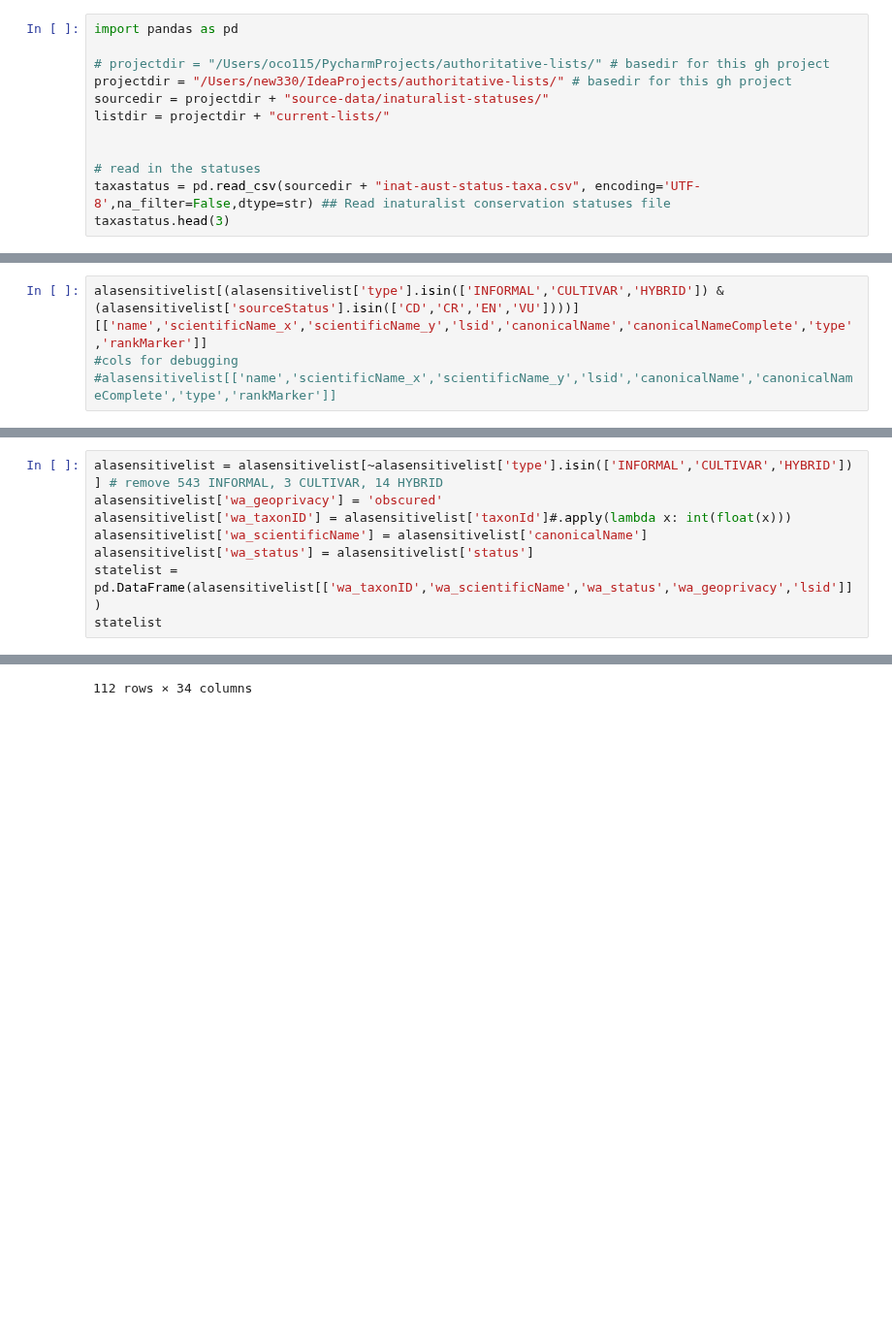
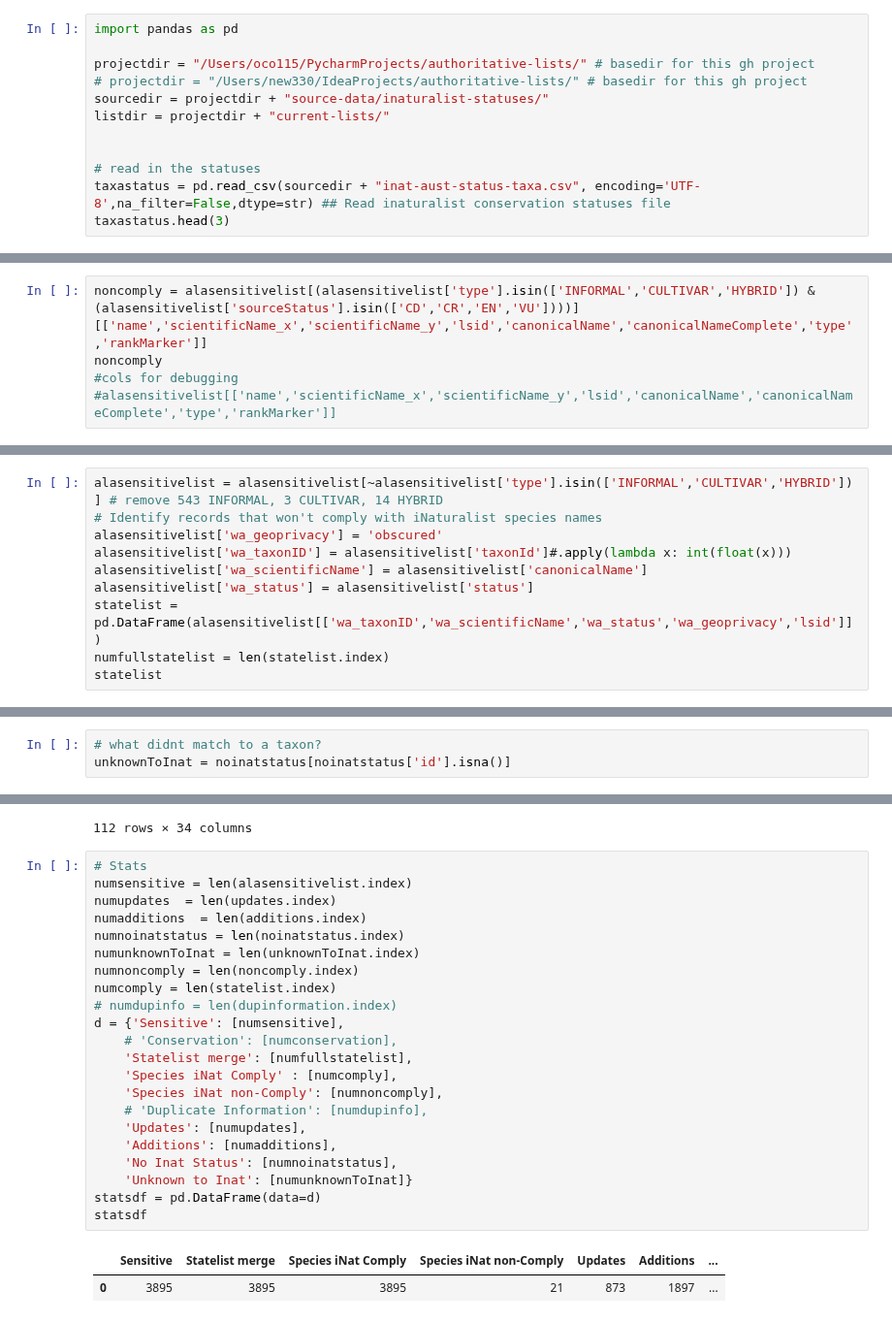
Before and after one commit to AtlasOfLivingAustralia/authoritative-lists, a Jupyter notebook: source-code/py-notebook/inaturalist-statuses/wa.ipynb, the cells around one changed output, grey strips where cells are left out. Shown at 97% size. Saved outputs shown, nothing was run; the diff lists cells and outputs as text; blank space fills up the shorter version.

Commit message:
Added stats output sections

```diff
--- a/source-code/py-notebook/inaturalist-statuses/wa.ipynb
+++ b/source-code/py-notebook/inaturalist-statuses/wa.ipynb
@@ -22,8 +22,8 @@ Establish the changes that need to be made. Read in the sensitive and conservati
 # %%
 import pandas as pd
 
-# projectdir = "/Users/oco115/PycharmProjects/authoritative-lists/" # basedir for this gh project
-projectdir = "/Users/new330/IdeaProjects/authoritative-lists/" # basedir for this gh project
+projectdir = "/Users/oco115/PycharmProjects/authoritative-lists/" # basedir for this gh project
+# projectdir = "/Users/new330/IdeaProjects/authoritative-lists/" # basedir for this gh project
 sourcedir = projectdir + "source-data/inaturalist-statuses/"
 listdir = projectdir + "current-lists/"
 
@@ -156,7 +156,8 @@ alasensitivelist = alasensitivelist.merge(parsednames[['scientificName','canonic
 # %% [markdown]
 ***Report - unsuccessful parsed names with important statuses*** - these are being excluded iNaturalist won't accept the names
 # %%
-alasensitivelist[(alasensitivelist['type'].isin(['INFORMAL','CULTIVAR','HYBRID']) & (alasensitivelist['sourceStatus'].isin(['CD','CR','EN','VU'])))][['name','scientificName_x','scientificName_y','lsid','canonicalName','canonicalNameComplete','type','rankMarker']]
+noncomply = alasensitivelist[(alasensitivelist['type'].isin(['INFORMAL','CULTIVAR','HYBRID']) & (alasensitivelist['sourceStatus'].isin(['CD','CR','EN','VU'])))][['name','scientificName_x','scientificName_y','lsid','canonicalName','canonicalNameComplete','type','rankMarker']]
+noncomply
 #cols for debugging
 #alasensitivelist[['name','scientificName_x','scientificName_y','lsid','canonicalName','canonicalNameComplete','type','rankMarker']]
 # %% [output]
@@ -181,11 +182,13 @@ alasensitivelist[(alasensitivelist['type'].isin(['INFORMAL','CULTIVAR','HYBRID']
 Prepare final list for matching to inaturalist names
 # %%
 alasensitivelist = alasensitivelist[~alasensitivelist['type'].isin(['INFORMAL','CULTIVAR','HYBRID']) ] # remove 543 INFORMAL, 3 CULTIVAR, 14 HYBRID
+# Identify records that won't comply with iNaturalist species names
 alasensitivelist['wa_geoprivacy'] = 'obscured'
 alasensitivelist['wa_taxonID'] = alasensitivelist['taxonId']#.apply(lambda x: int(float(x)))
 alasensitivelist['wa_scientificName'] = alasensitivelist['canonicalName']
 alasensitivelist['wa_status'] = alasensitivelist['status']
 statelist = pd.DataFrame(alasensitivelist[['wa_taxonID','wa_scientificName','wa_status','wa_geoprivacy','lsid']])
+numfullstatelist = len(statelist.index)
 statelist
 # %% [output]
 |  | wa_taxonID | wa_scientificName | wa_status | wa_geoprivacy | lsid |
@@ -462,0 +469,3 @@ dtype: int64
+# %%
+# what didnt match to a taxon?
+unknownToInat = noinatstatus[noinatstatus['id'].isna()]
@@ -488,3 +512,28 @@ inatstatuses[~inatstatuses['taxon_id'].isin(updates['taxon_id'])]
 | 1690 | 153038 | 898351 | 708886 | 6827 | 16654 | WA Department of Environment and ... | endangered | https://lists.ala.org.au/speciesL... |  | ... |
 | 870 | 154201 | 924320 | 708886 | 6827 | 16654 | WA Department of Environment and ... | endangered | https://lists.ala.org.au/speciesL... |  | ... |
 112 rows × 34 columns
+# %%
+# Stats
+numsensitive = len(alasensitivelist.index)
+numupdates  = len(updates.index)
+numadditions  = len(additions.index)
+numnoinatstatus = len(noinatstatus.index)
+numunknownToInat = len(unknownToInat.index)
+numnoncomply = len(noncomply.index)
+numcomply = len(statelist.index)
+# numdupinfo = len(dupinformation.index)
+d = {'Sensitive': [numsensitive],
+    # 'Conservation': [numconservation],
+    'Statelist merge': [numfullstatelist],
+    'Species iNat Comply' : [numcomply],
+    'Species iNat non-Comply': [numnoncomply],
+    # 'Duplicate Information': [numdupinfo],
+    'Updates': [numupdates],
+    'Additions': [numadditions],
+    'No Inat Status': [numnoinatstatus],
+    'Unknown to Inat': [numunknownToInat]}
+statsdf = pd.DataFrame(data=d)
+statsdf
+# %% [output]
+|  | Sensitive | Statelist merge | Species iNat Comply | Species iNat non-Comply | Updates | Additions | ... |
+| 0 | 3895 | 3895 | 3895 | 21 | 873 | 1897 | ... |
```
Also changed, not shown: parts of 4 cells of this notebook.
